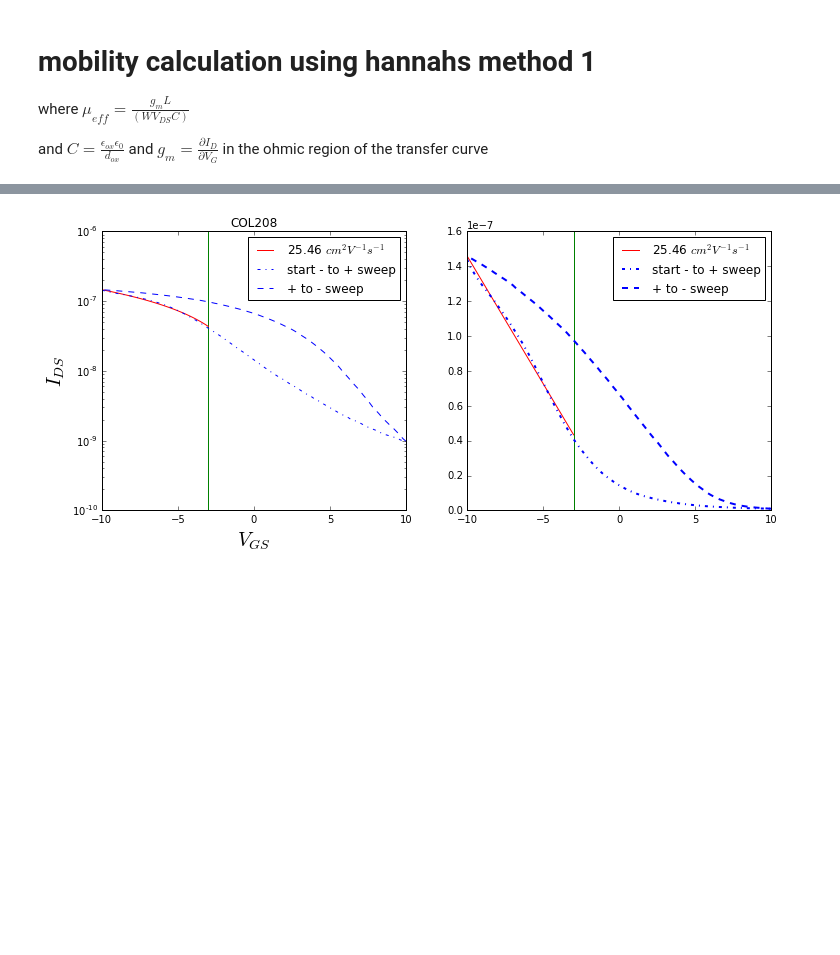
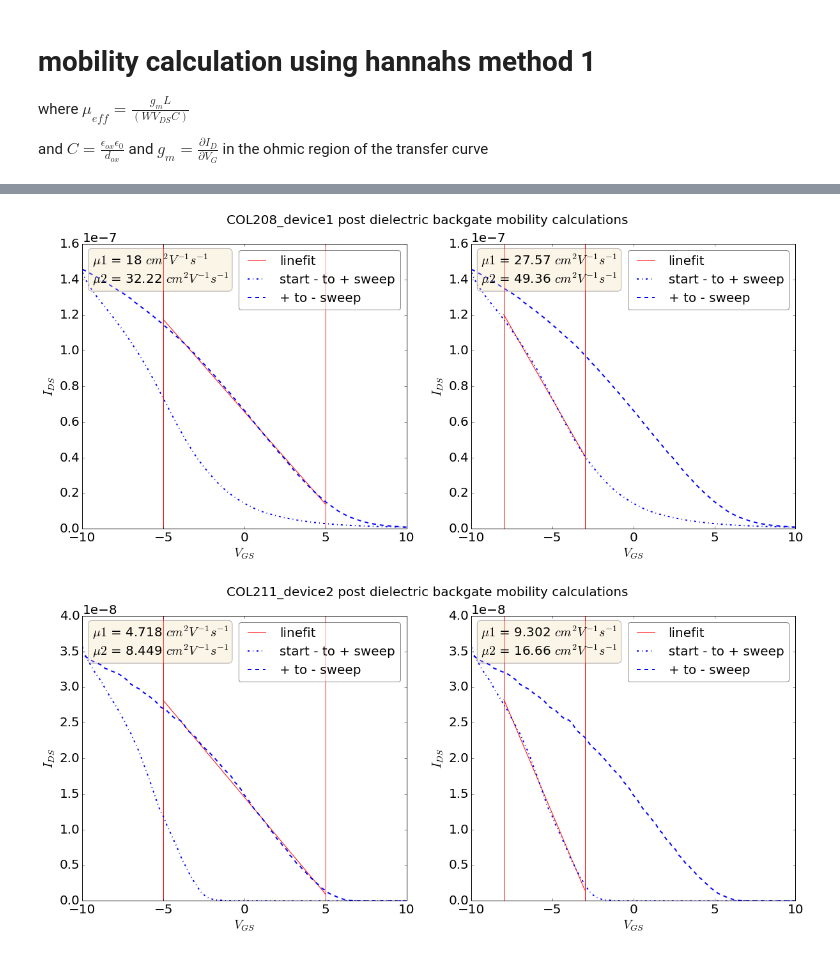
Before and after one commit to leobrowning92/slo-data-analysis, a Jupyter notebook: mobility_calc.ipynb, the cells around one changed output, grey strips where cells are left out. Saved outputs shown, nothing was run; the diff lists cells and outputs as text; code cells hidden in the pictures; blank space fills up the shorter version.

Commit message:
added the first day of data in slo and updated notebooks

```diff
--- a/mobility_calc.ipynb
+++ b/mobility_calc.ipynb
@@ -12,6 +6,0 @@ data2=np.loadtxt(fname=path2,skiprows=1,delimiter=',')
-# %%
-fig=plt.figure(figsize=(10,5))
-ax1 = plt.subplot(1,2, 1)
-ax2 = plt.subplot(1,2, 2)
-ax1.plot(data2[:,0],data1[:,2])
-ax2.semilogy(data2[:,0],data2[:,2])
@@ -101,12 +88,36 @@ format_axis(ax2,os.path.basename(path1)[:6],"$V_{GS}$","$I_{DS}$")
-# %%
-fig=plt.figure(figsize=(12,5))
-ax1 = plt.subplot(1,2, 1)
-ax2 = plt.subplot(1,2, 2)
-g1 = linefit_xrange(ax1,data1[:,0],data1[:,2],-10,-3)
-g2=linefit_xrange(ax2,data1[:,0],data1[:,2],-10,-3)
-
-log_plotupdown(ax1,data1[:,0],data1[:,2])
-plotupdown(ax2,data1[:,0],data1[:,2])
-format_axis(ax1,os.path.basename(path1)[:6],"$V_{GS}$","$I_{DS}$")
-# %% [output]
-[figure, removed]
+# %%
+path1="data/COL208_device1_postdielelectric_FET_2016_05_28_1312.csv"
+path2="data/COL211_device2_postdielelectric_FET_2016_05_28_1322.csv"
+test_data=np.loadtxt(fname=path1,skiprows=1,delimiter=',')
+
+
+def mobility_variation_2plots(path,save=False,Length=60e-6,Width=30e-6):
+    data=np.loadtxt(fname=path,skiprows=1,delimiter=',')
+    if len(data[:,0])<202:
+        print(path," not plotted, incomplete data")
+        return
+
+    fig=plt.figure(figsize=(20,8))
+    ax1 = plt.subplot(1,2, 1)
+    ax2 = plt.subplot(1,2, 2)
+
+    linefit_xrange(ax1,data[:,0],data[:,2],-5,5,Length,Width,forward=False)
+    linefit_xrange(ax2,data[:,0],data[:,2],-8,-3,Length,Width,forward=True)
+
+    plotupdown(ax1,data[:,0],data[:,2])
+    plotupdown(ax2,data[:,0],data[:,2])
+    format_axis(ax1,"$V_{GS}$","$I_{DS}$")
+    format_axis(ax2,"$V_{GS}$","$I_{DS}$")
+    fig.suptitle(os.path.basename(path)[:14]+" post dielectric backgate mobility calculations",fontsize=20)
+
+    if save:
+        checkdir("plots")
+
+        name = os.path.basename(path).replace(".csv", "_mobility_plt.jpg")
+        fig.savefig("plots/" + name, format="jpg")
+        plt.close(fig)
+mobility_variation_2plots(path1,save=False)
+mobility_variation_2plots(path2,save=False)
+# %% [output]
+[figure, added]
+[figure, added]
```
Also changed, not shown: parts of 8 cells of this notebook, 16 other files.
